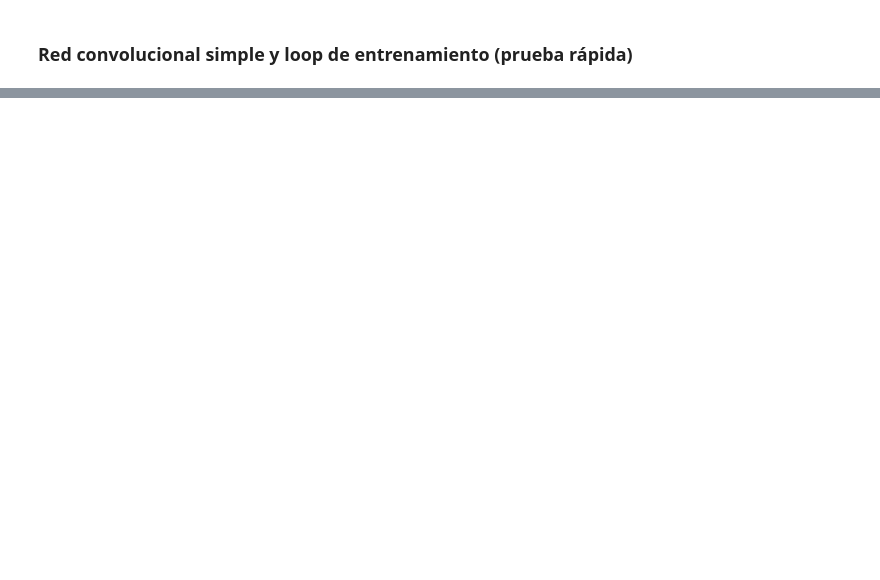
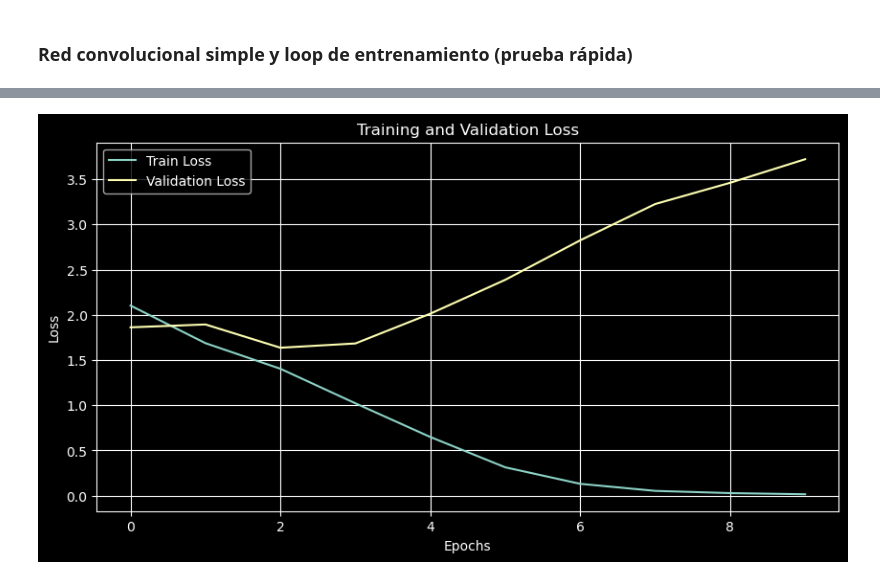
Before and after one commit to joacoguerrae/taller_dl, a Jupyter notebook: tarea_1/Tarea_1-letra.ipynb, the cells around one changed output, grey strips where cells are left out. Saved outputs shown, nothing was run; the diff lists cells and outputs as text; code cells hidden in the pictures; blank space fills up the shorter version.

```diff
--- a/tarea_1/Tarea_1-letra.ipynb
+++ b/tarea_1/Tarea_1-letra.ipynb
@@ -298,0 +251,4 @@ KeyboardInterrupt:
+# %%
+utils.plot_taining(train_errors, val_errors)
+# %% [output]
+[figure, added]
```
Also changed, not shown: parts of 10 cells of this notebook, 1 other file.
